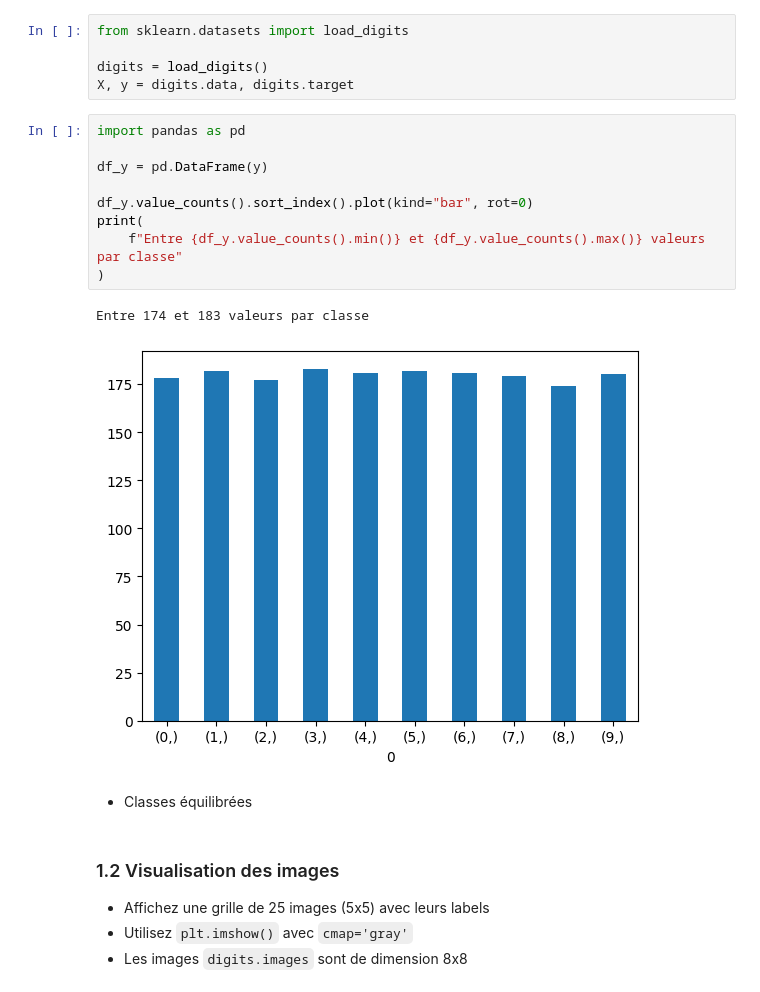
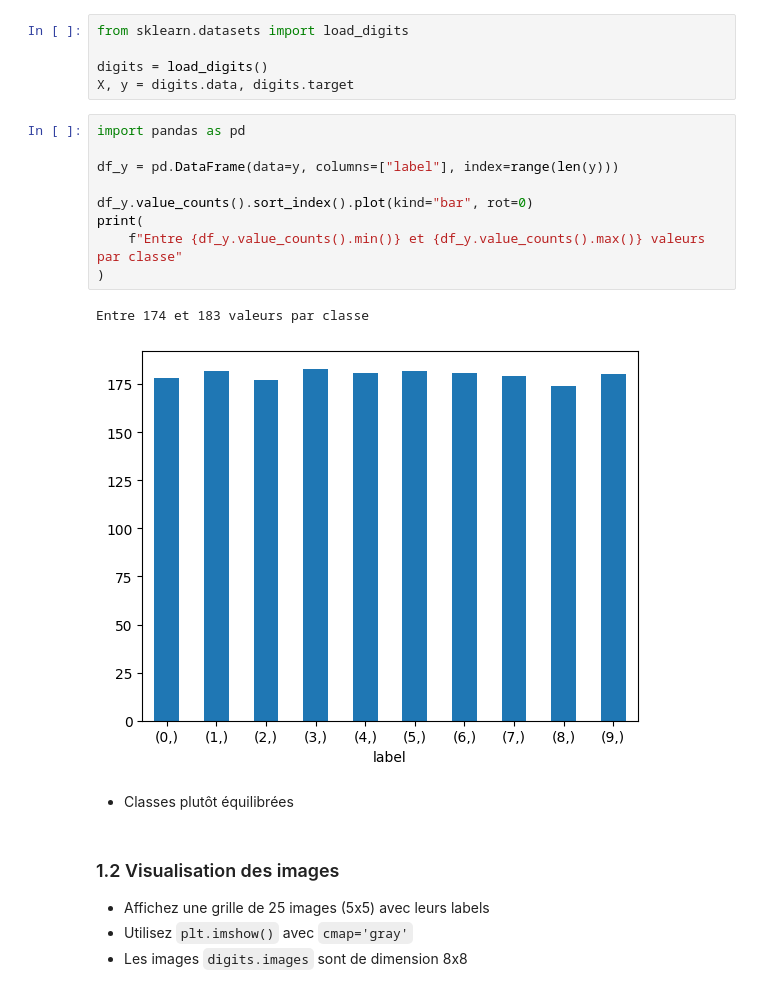
Before and after one commit to DamienDESSAUX-M2i/M2i_CDSD_TDTP, a Jupyter notebook: scikit_learn/exos/tp3.ipynb, the cells around one changed output. Cells and saved outputs as stored; diff of their text form.

```diff
--- a/scikit_learn/exos/tp3.ipynb
+++ b/scikit_learn/exos/tp3.ipynb
@@ -14,17 +14,17 @@ X, y = digits.data, digits.target
 # %%
 import pandas as pd
 
-df_y = pd.DataFrame(y)
+df_y = pd.DataFrame(data=y, columns=["label"], index=range(len(y)))
 
 df_y.value_counts().sort_index().plot(kind="bar", rot=0)
 print(
     f"Entre {df_y.value_counts().min()} et {df_y.value_counts().max()} valeurs par classe"
 )
 # %% [output]
 Entre 174 et 183 valeurs par classe
-[figure, old version]
+[figure, new version]
 # %% [markdown]
-- Classes équilibrées
+- Classes plutôt équilibrées
 # %% [markdown]
 ### 1.2 Visualisation des images
 
```
Also changed, not shown: parts of 16 cells of this notebook, 10 other files.
